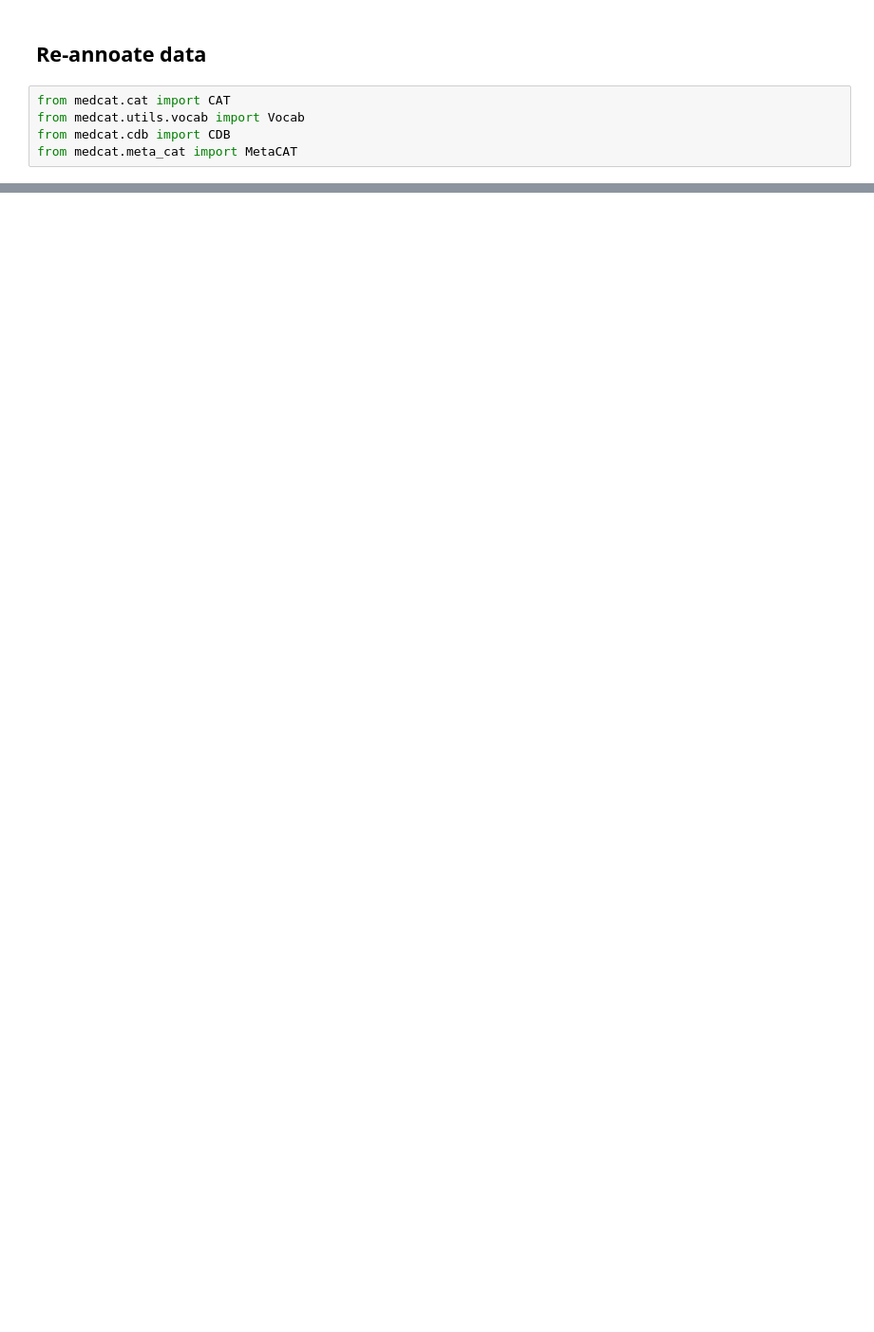
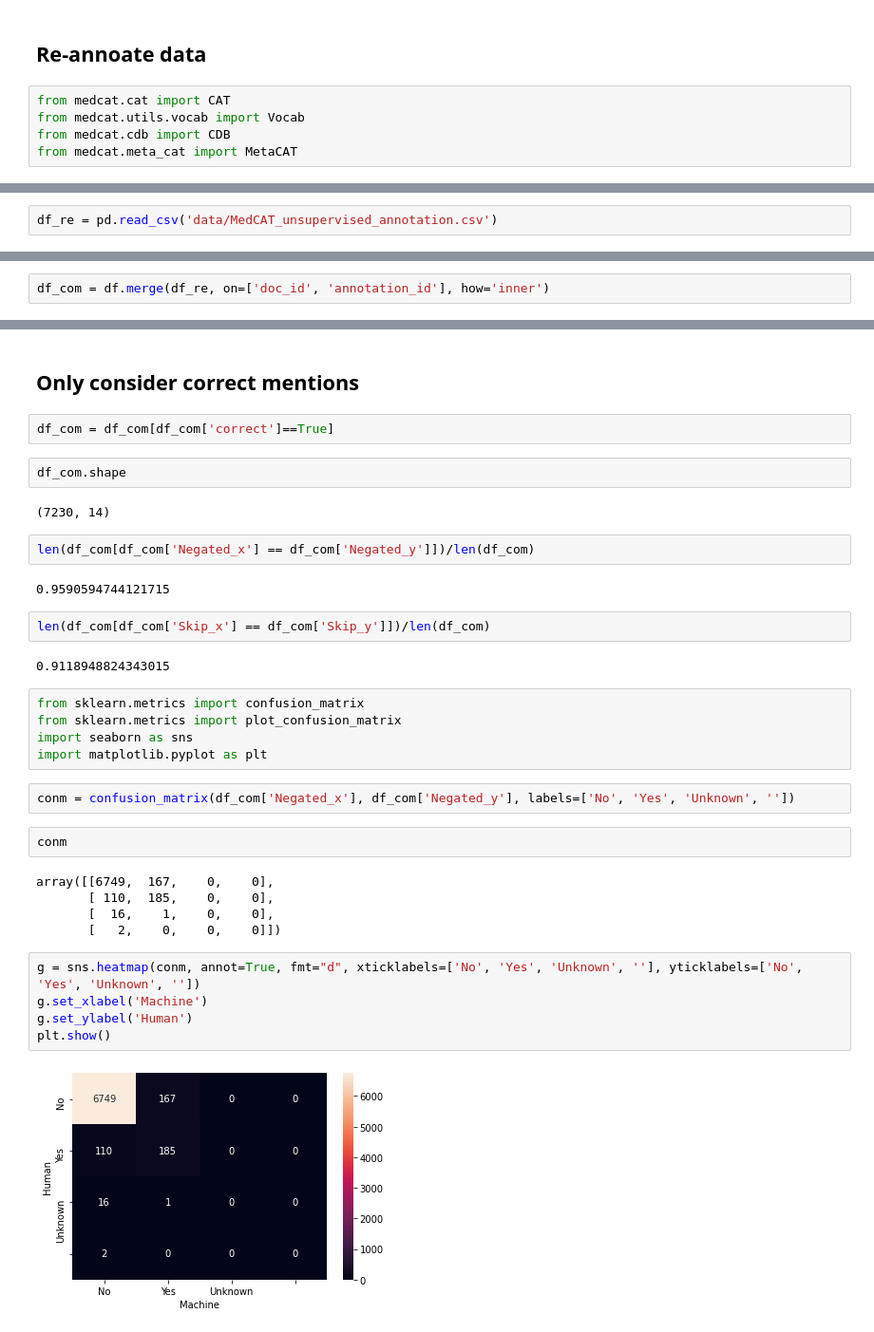
Before and after one commit to wtgme/KER, a Jupyter notebook: medcat_evaluation.ipynb, the cells around one changed output, grey strips where cells are left out. Shown: that part at 95% size. Saved outputs shown, nothing was run; the diff lists cells and outputs as text; blank space fills up the shorter version.

```diff
--- a/medcat_evaluation.ipynb
+++ b/medcat_evaluation.ipynb
@@ -151,0 +222,2 @@ ModuleNotFoundError: No module named 'thinc.types'
+# %%
+df_re = pd.read_csv('data/MedCAT_unsupervised_annotation.csv')
@@ -151,0 +255,2 @@ ModuleNotFoundError: No module named 'thinc.types'
+# %%
+df_com = df.merge(df_re, on=['doc_id', 'annotation_id'], how='inner')
@@ -151,0 +270,37 @@ ModuleNotFoundError: No module named 'thinc.types'
+# %% [markdown]
+## Only consider correct mentions
+# %%
+df_com = df_com[df_com['correct']==True]
+# %%
+df_com.shape
+# %% [output]
+(7230, 14)
+# %%
+len(df_com[df_com['Negated_x'] == df_com['Negated_y']])/len(df_com)
+# %% [output]
+0.9590594744121715
+# %%
+len(df_com[df_com['Skip_x'] == df_com['Skip_y']])/len(df_com)
+# %% [output]
+0.9118948824343015
+# %%
+from sklearn.metrics import confusion_matrix
+from sklearn.metrics import plot_confusion_matrix
+import seaborn as sns
+import matplotlib.pyplot as plt
+# %%
+conm = confusion_matrix(df_com['Negated_x'], df_com['Negated_y'], labels=['No', 'Yes', 'Unknown', ''])
+# %%
+conm
+# %% [output]
+array([[6749,  167,    0,    0],
+       [ 110,  185,    0,    0],
+       [  16,    1,    0,    0],
+       [   2,    0,    0,    0]])
+# %%
+g = sns.heatmap(conm, annot=True, fmt="d", xticklabels=['No', 'Yes', 'Unknown', ''], yticklabels=['No', 'Yes', 'Unknown', ''])
+g.set_xlabel('Machine')
+g.set_ylabel('Human')
+plt.show()
+# %% [output]
+[figure, added]
```
Also changed, not shown: parts of 30 cells of this notebook, 1 other file.
